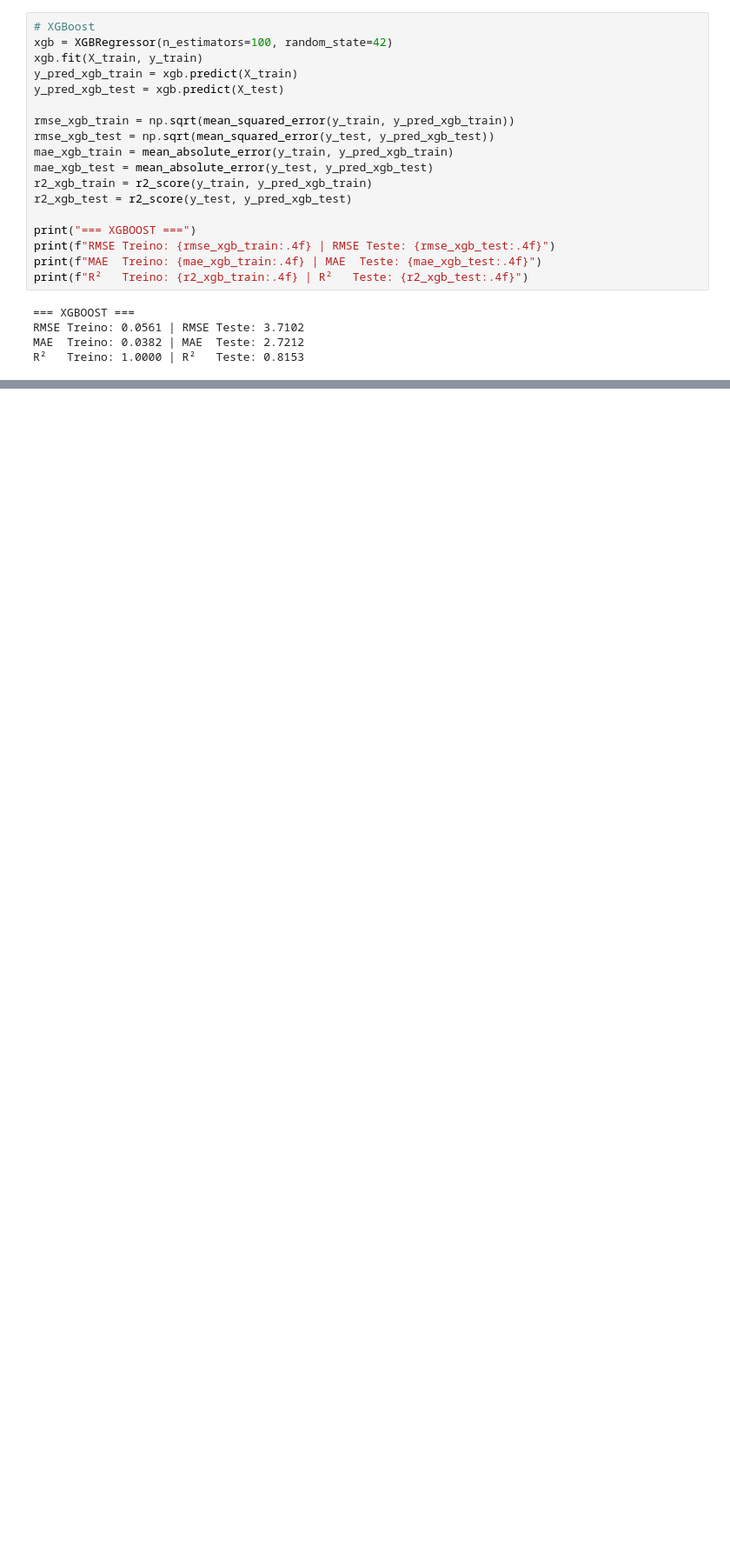
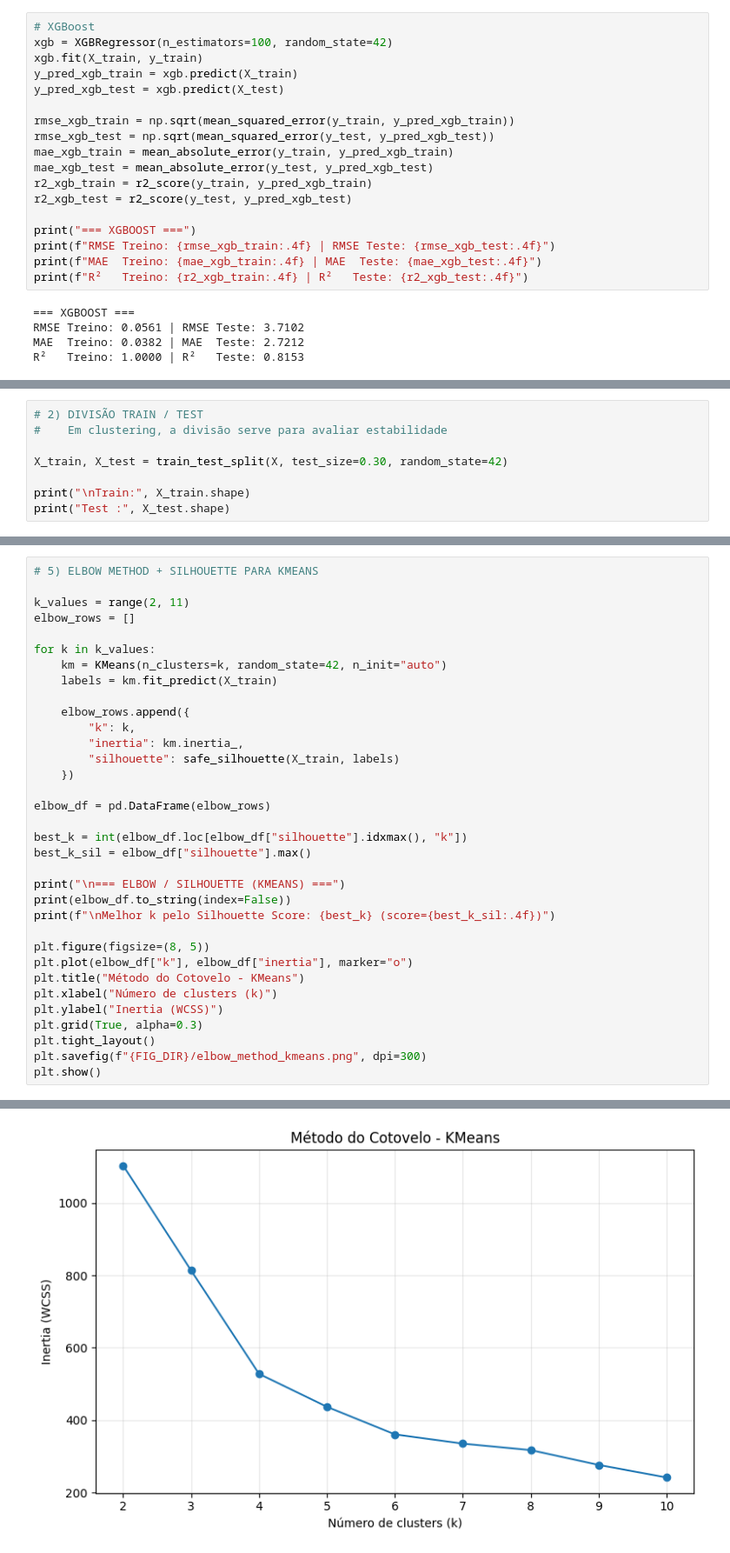
Before and after one commit to NatachaZhang/projeto-cdg-grupo7, a Jupyter notebook: notebooks/2.0_modelacao_treino.ipynb, the cells around one changed output, grey strips where cells are left out. Shown at 87% size. Drawn from its saved outputs; the diff is of its cells as text; blank space fills up the shorter version.

```diff
--- a/notebooks/2.0_modelacao_treino.ipynb
+++ b/notebooks/2.0_modelacao_treino.ipynb
@@ -314,0 +391,8 @@ Random Forest     1.662248    3.588352    1.143031   2.547961   0.968565  0.8271
+# %%
+# 2) DIVISÃO TRAIN / TEST
+#    Em clustering, a divisão serve para avaliar estabilidade
+
+X_train, X_test = train_test_split(X, test_size=0.30, random_state=42)
+
+print("\nTrain:", X_train.shape)
+print("Test :", X_test.shape)
@@ -314,0 +484,35 @@ Random Forest     1.662248    3.588352    1.143031   2.547961   0.968565  0.8271
+# %%
+# 5) ELBOW METHOD + SILHOUETTE PARA KMEANS
+
+k_values = range(2, 11)
+elbow_rows = []
+
+for k in k_values:
+    km = KMeans(n_clusters=k, random_state=42, n_init="auto")
+    labels = km.fit_predict(X_train)
+
+    elbow_rows.append({
+        "k": k,
+        "inertia": km.inertia_,
+        "silhouette": safe_silhouette(X_train, labels)
+    })
+
+elbow_df = pd.DataFrame(elbow_rows)
+
+best_k = int(elbow_df.loc[elbow_df["silhouette"].idxmax(), "k"])
+best_k_sil = elbow_df["silhouette"].max()
+
+print("\n=== ELBOW / SILHOUETTE (KMEANS) ===")
+print(elbow_df.to_string(index=False))
+print(f"\nMelhor k pelo Silhouette Score: {best_k} (score={best_k_sil:.4f})")
+
+plt.figure(figsize=(8, 5))
+plt.plot(elbow_df["k"], elbow_df["inertia"], marker="o")
+plt.title("Método do Cotovelo - KMeans")
+plt.xlabel("Número de clusters (k)")
+plt.ylabel("Inertia (WCSS)")
+plt.grid(True, alpha=0.3)
+plt.tight_layout()
+plt.savefig(f"{FIG_DIR}/elbow_method_kmeans.png", dpi=300)
+plt.show()
+# %% [output]
@@ -314,0 +532 @@ Random Forest     1.662248    3.588352    1.143031   2.547961   0.968565  0.8271
+[figure, added]
```
Also changed, not shown: parts of 33 cells of this notebook.
